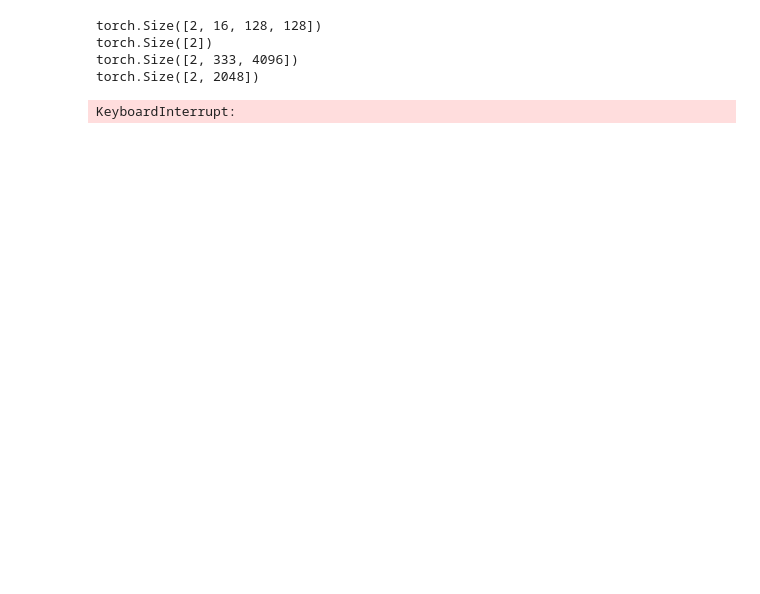
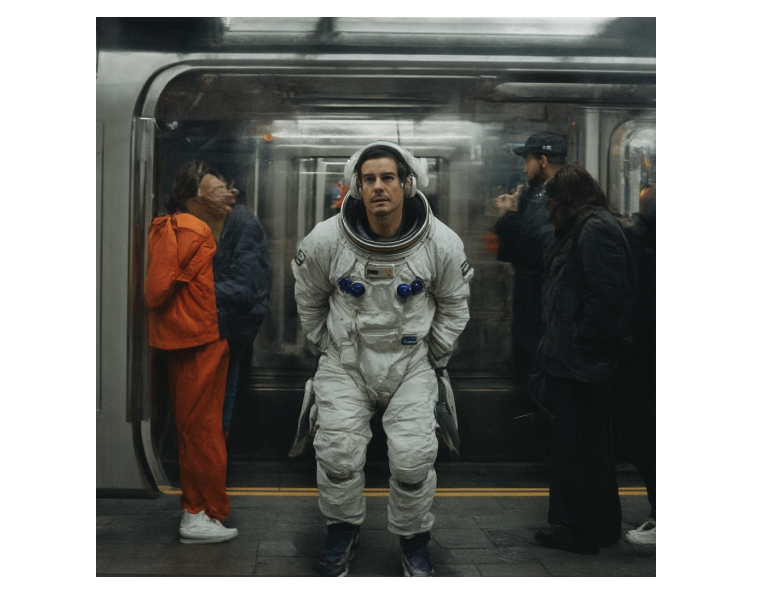
Before and after one commit to mitchellgoffpc/stable-diffusion-3, a Jupyter notebook: test.ipynb, the cells around one changed output. Saved outputs shown, nothing was run; the diff lists cells and outputs as text; code cells hidden in the pictures; blank space fills up the shorter version.

```diff
--- a/test.ipynb
+++ b/test.ipynb
@@ -103,19 +75,14 @@ def get_t5_prompt_embeds(prompt):
 
 clear_output()
 # %%
-from diffusers.schedulers import FlowMatchEulerDiscreteScheduler
+from scheduler import FlowMatchEulerDiscreteScheduler
 scheduler = FlowMatchEulerDiscreteScheduler.from_pretrained(ROOT_DIR / 'scheduler')
-scheduler.set_timesteps(num_inference_steps, device=device)
-timesteps = scheduler.timesteps
-num_warmup_steps = max(len(timesteps) - num_inference_steps * scheduler.order, 0)
 # %%
-from diffusers.models.transformers import SD3Transformer2DModel
-transformer = SD3Transformer2DModel.from_pretrained(ROOT_DIR / 'transformer', torch_dtype=dtype).to(device)
+from models.sd3 import SD3Transformer2DModel
+transformer = SD3Transformer2DModel.from_pretrained(ROOT_DIR / 'transformer').to(dtype=dtype, device=device)
 num_channels_latents = transformer.config.in_channels
 clear_output()
 # %%
-from diffusers.models.autoencoders import AutoencoderKL
-from diffusers.image_processor import VaeImageProcessor
-vae = AutoencoderKL.from_pretrained(ROOT_DIR / 'vae', torch_dtype=dtype).to(device)
-image_processor = VaeImageProcessor(vae_scale_factor=vae_scale_factor)
+from models.vae import AutoencoderKL
+vae = AutoencoderKL.from_pretrained(ROOT_DIR / 'vae').to(dtype=dtype, device=device)
 clear_output()
@@ -154,44 +109,42 @@ def get_prompt_embeds(prompt, negative_prompt=""):
     combined_prompt_embeds = torch.cat([negative_prompt_embeds, prompt_embeds], dim=0)
     combined_pooled_prompt_embeds = torch.cat([negative_pooled_prompt_embeds, pooled_prompt_embeds], dim=0)
     return combined_prompt_embeds, combined_pooled_prompt_embeds
 
 @torch.no_grad()
 def sample(prompt, num_inference_steps=28, guidance_scale = 2.0):
     prompt_embeds, pooled_prompt_embeds = get_prompt_embeds(prompt)
 
     shape = (batch_size, num_channels_latents, int(height) // vae_scale_factor, int(width) // vae_scale_factor)
     latents = torch.randn(shape, device=device, dtype=dtype).to(device)
-    scheduler.set_timesteps(num_inference_steps, device=device)
+    scheduler.set_timesteps(num_inference_steps)
 
     for t in tqdm(scheduler.timesteps):
         latent_model_input = torch.cat([latents] * 2)
-        timestep = t.expand(latent_model_input.shape[0])
+        timestep = torch.as_tensor(t).expand(latent_model_input.shape[0]).to(device)
 
         noise_pred = transformer(
             hidden_states=latent_model_input,
             timestep=timestep,
             encoder_hidden_states=prompt_embeds,
             pooled_projections=pooled_prompt_embeds,
-            return_dict=False,
-        )[0]
+        )
 
         # perform guidance
         noise_pred_uncond, noise_pred_text = noise_pred.chunk(2)
         noise_pred = noise_pred_uncond + guidance_scale * (noise_pred_text - noise_pred_uncond)
 
         # compute the previous noisy sample x_t -> x_t-1
-        latents = scheduler.step(noise_pred, t, latents, return_dict=False)[0]
+        latents = scheduler.step(noise_pred, t, latents)
 
     latents = (latents / vae.config.scaling_factor) + vae.config.shift_factor
-    image = vae.decode(latents, return_dict=False)[0]
-    image = image_processor.postprocess(image, output_type='pil')
-    return image
+    images = vae.decode(latents)
+    images = (images / 2 + 0.5).clamp(0, 1)
+    images = images.cpu().permute(0, 2, 3, 1).numpy()
+    images = (images * 255).astype(np.uint8)
+    images = [Image.fromarray(image) for image in images]
+    return images
 
-image = sample(prompt, num_inference_steps=num_inference_steps, guidance_scale=2.0)
+image = sample(prompt, num_inference_steps=28, guidance_scale=2.0)
 image[0]
 # %% [output]
-torch.Size([2, 16, 128, 128])
-torch.Size([2])
-torch.Size([2, 333, 4096])
-torch.Size([2, 2048])
-KeyboardInterrupt:
+[figure, added]
```
Also changed, not shown: parts of 5 cells of this notebook, 6 other files.
